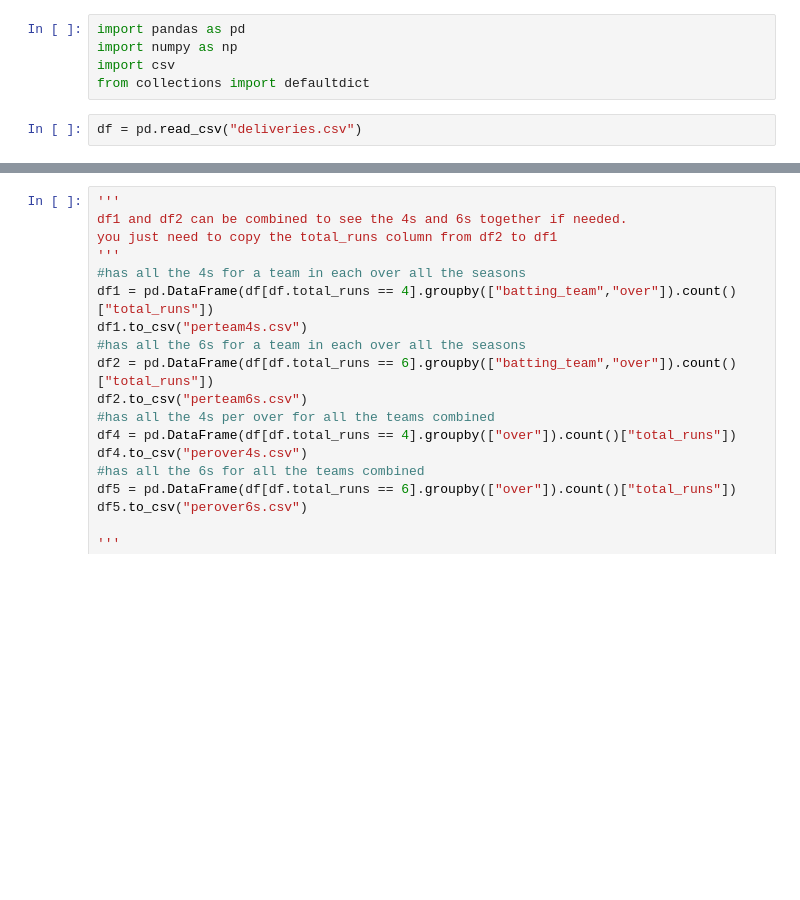
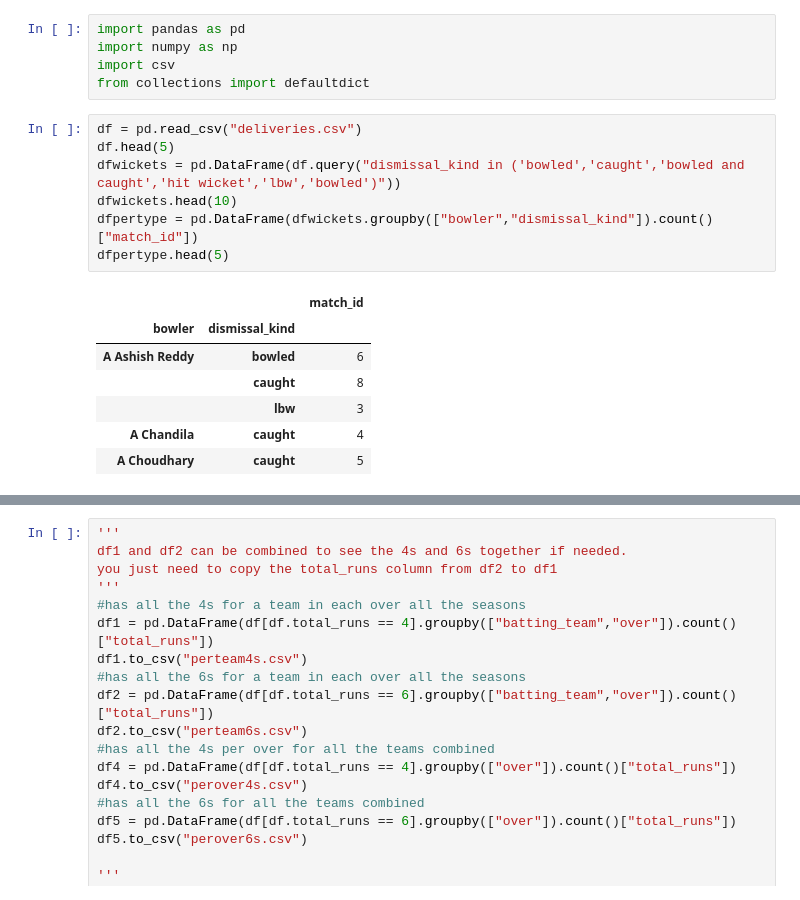
Before and after one commit to INFO-4602-5602/spring-2018-final-projects-chicagorides, a Jupyter notebook: NEWDATA/data - preprocessing.ipynb, the cells around one changed output, grey strips where cells are left out. Cells and saved outputs as stored; diff of their text form; blank space fills up the shorter version.

```diff
--- a/NEWDATA/data - preprocessing.ipynb
+++ b/NEWDATA/data - preprocessing.ipynb
@@ -3,5 +3,18 @@ import pandas as pd
 import numpy as np
 import csv
 from collections import defaultdict
-# %%
-df = pd.read_csv("deliveries.csv")
+# %%
+df = pd.read_csv("deliveries.csv")
+df.head(5)
+dfwickets = pd.DataFrame(df.query("dismissal_kind in ('bowled','caught','bowled and caught','hit wicket','lbw','bowled')"))
+dfwickets.head(10)
+dfpertype = pd.DataFrame(dfwickets.groupby(["bowler","dismissal_kind"]).count()["match_id"])
+dfpertype.head(5)
+# %% [output]
+|  |  | match_id |
+| bowler | dismissal_kind |  |
+| A Ashish Reddy | bowled | 6 |
+|  | caught | 8 |
+|  | lbw | 3 |
+| A Chandila | caught | 4 |
+| A Choudhary | caught | 5 |
```
Also changed, not shown: parts of 1 cell of this notebook.
